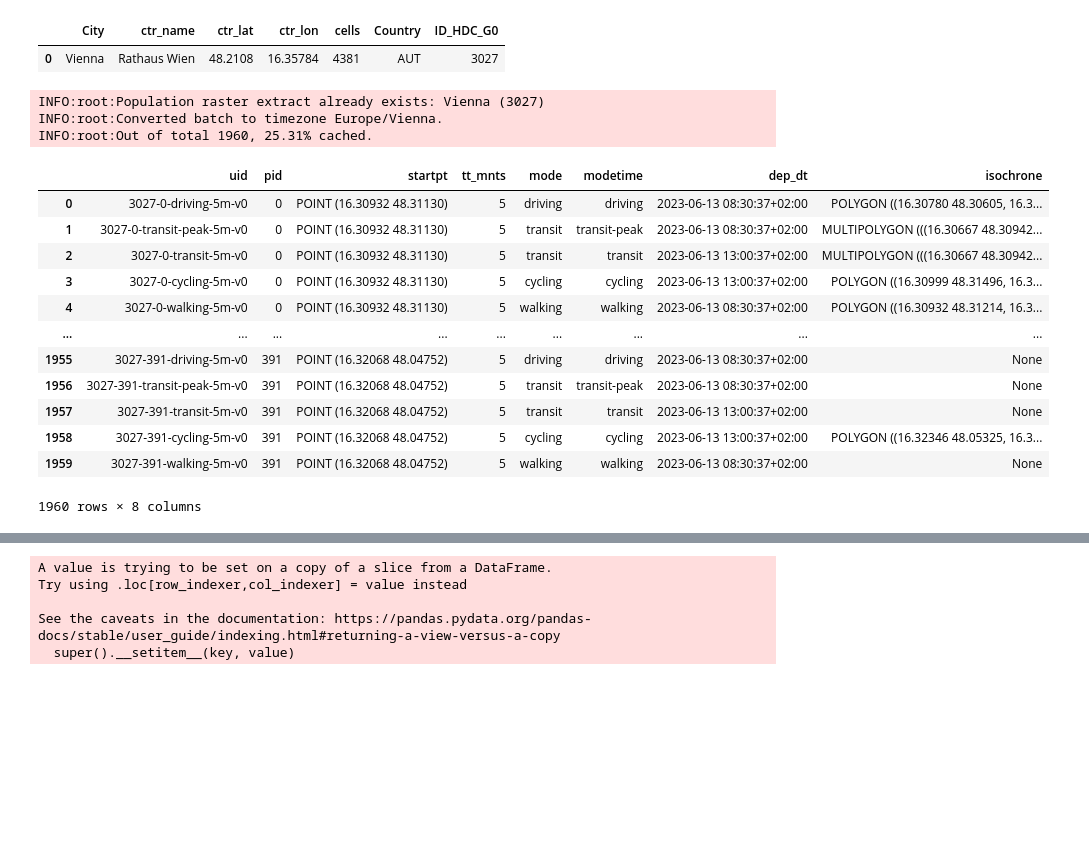
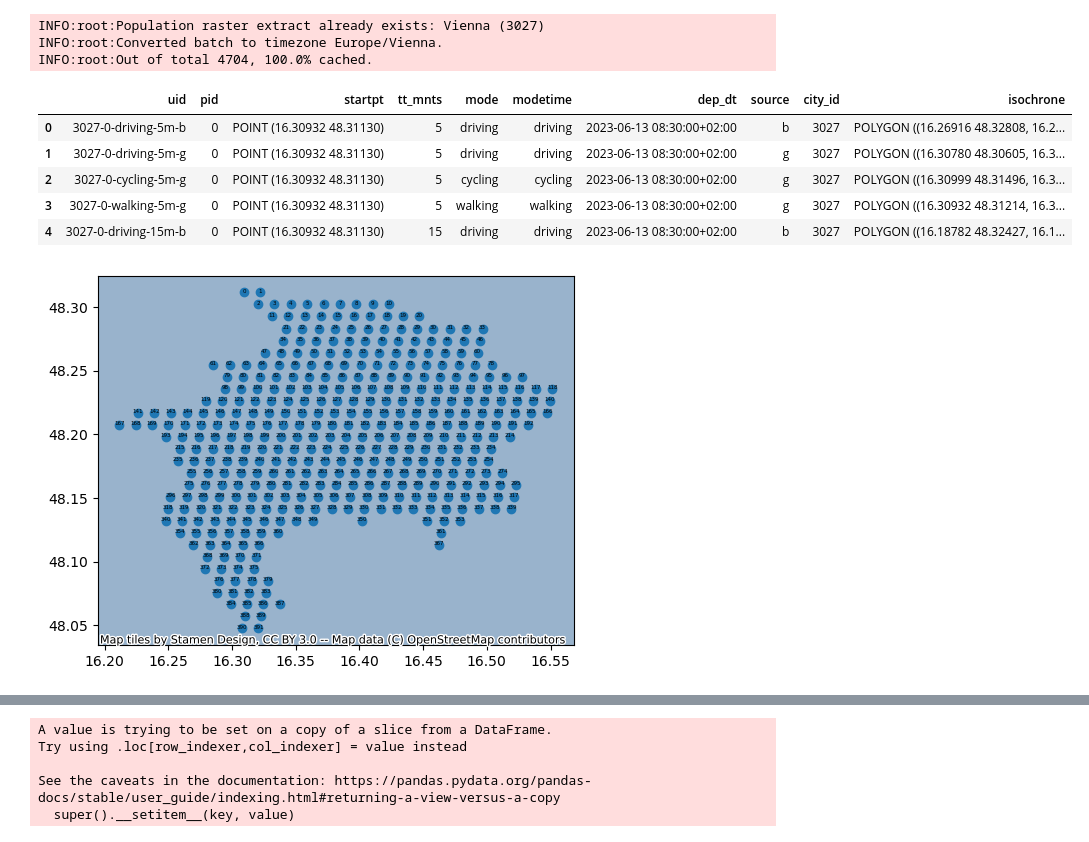
Before and after one commit to idegeus/UrbanTransportTimes, a Jupyter notebook: 2-notebooks/1.0-analyse-isochrones.ipynb, the cells around one changed output, grey strips where cells are left out. Saved outputs shown, nothing was run; the diff lists cells and outputs as text; code cells hidden in the pictures; blank space fills up the shorter version.

```diff
--- a/2-notebooks/1.0-analyse-isochrones.ipynb
+++ b/2-notebooks/1.0-analyse-isochrones.ipynb
@@ -21,50 +34,51 @@ DROOT = '../1-data/'
-# %%
-cities = pd.read_excel(os.path.join(DROOT, '1-research', 'cities.xlsx'), index_col=0)
-cities = cities[cities.City == 'Vienna']
-cities.head(10)
-# %% [output]
-|  | City | ctr_name | ctr_lat | ctr_lon | cells | Country | ID_HDC_G0 |
-| 0 | Vienna | Rathaus Wien | 48.2108 | 16.35784 | 4381 | AUT | 3027 |
+# %%
+CACHE = os.path.join(DROOT, '3-traveltime-cache', 'cache.main.db')
+isochrone_client   = Isochrones(bing_key=os.environ['BING_API_KEY'], db=CACHE)
+urbancenter_client = ExtractCenters(src_dir=os.path.join(DROOT, '3-popmasks'))
 # %%
-CACHE = os.path.join(DROOT, '3-interim', 'graphhopper.db')
-isochrone_client   = Isochrones(graphhopper_url="http://localhost:8989", db=CACHE)
-urbancenter_client = ExtractCenters(src_dir=os.path.join(DROOT, '2-external'))
-
 for pid, city in cities.iterrows():
 
     # Extract urban center and read in as pickle
     pcl_path = urbancenter_client.extract_city(
         city.City,
         city.ID_HDC_G0,
-        os.path.join(DROOT, '3-interim', 'populationmasks'))
+        os.path.join(DROOT, '2-popmasks'))
     gdf = gpd.GeoDataFrame(pd.read_pickle(pcl_path))
 
-    origins  = enumerate(gdf.centroid.to_crs("EPSG:4326"))
-    times    = [5] #, 15, 25, 35, 45]
-    modes_dt = [
-        ('driving', 'driving',      datetime(2023, 6, 13, 8, 30, 37)),
-        ('transit', 'transit-peak', datetime(2023, 6, 13, 8, 30, 37)),
-        ('transit', 'transit',      datetime(2023, 6, 13, 13, 0, 37)),
-        ('cycling', 'cycling',      datetime(2023, 6, 13, 13, 0, 37)),
-        ('walking', 'walking',      datetime(2023, 6, 13, 8, 30, 37))
+    # Check if records are all done
+    isochrone_config = [
+        ('driving', 'driving',      datetime(2023, 6, 13, 8, 30, 0),  'b'),
+        ('driving', 'driving',      datetime(2023, 6, 13, 8, 30, 0),  'g'),
+        # ('transit', 'transit-peak', datetime(2023, 6, 13, 8, 30, 37), 'b'),
+        # ('transit', 'transit',      datetime(2023, 6, 13, 13, 0, 37), 'b'),
+        ('cycling', 'cycling',      datetime(2023, 6, 13, 8, 30, 0),  'g'),
+        ('walking', 'walking',      datetime(2023, 6, 13, 8, 30, 0),  'g')
     ]
-    batch      = list(itertools.product(origins, times, modes_dt))
-    isochrones = isochrone_client.get_isochrones(city.ID_HDC_G0, batch, fetch=False)
-isochrones
+
+    isochrones = isochrone_client.get_isochrones(
+        city_id=city.ID_HDC_G0,
+        points=enumerate(gdf.centroid.to_crs("EPSG:4326")),
+        tt_mnts=[5, 15, 25], #35, 45],
+        config=isochrone_config,
+        fetch=False
+    )
+    break
+
+isochrones.head(5)
 # %% [output]
 INFO:root:Population raster extract already exists: Vienna (3027)
 INFO:root:Converted batch to timezone Europe/Vienna.
-INFO:root:Out of total 1960, 25.31% cached.
+INFO:root:Out of total 4704, 100.0% cached.
-|  | uid | pid | startpt | tt_mnts | mode | modetime | dep_dt | isochrone |
-| 0 | 3027-0-driving-5m-v0 | 0 | POINT (16.30932 48.31130) | 5 | driving | driving | 2023-06-13 08:30:37+02:00 | POLYGON ((16.30780 48.30605, 16.3... |
-| 1 | 3027-0-transit-peak-5m-v0 | 0 | POINT (16.30932 48.31130) | 5 | transit | transit-peak | 2023-06-13 08:30:37+02:00 | MULTIPOLYGON (((16.30667 48.30942... |
-| 2 | 3027-0-transit-5m-v0 | 0 | POINT (16.30932 48.31130) | 5 | transit | transit | 2023-06-13 13:00:37+02:00 | MULTIPOLYGON (((16.30667 48.30942... |
-| 3 | 3027-0-cycling-5m-v0 | 0 | POINT (16.30932 48.31130) | 5 | cycling | cycling | 2023-06-13 13:00:37+02:00 | POLYGON ((16.30999 48.31496, 16.3... |
-| 4 | 3027-0-walking-5m-v0 | 0 | POINT (16.30932 48.31130) | 5 | walking | walking | 2023-06-13 08:30:37+02:00 | POLYGON ((16.30932 48.31214, 16.3... |
-| ... | ... | ... | ... | ... | ... | ... | ... | ... |
-| 1955 | 3027-391-driving-5m-v0 | 391 | POINT (16.32068 48.04752) | 5 | driving | driving | 2023-06-13 08:30:37+02:00 | None |
-| 1956 | 3027-391-transit-peak-5m-v0 | 391 | POINT (16.32068 48.04752) | 5 | transit | transit-peak | 2023-06-13 08:30:37+02:00 | None |
-| 1957 | 3027-391-transit-5m-v0 | 391 | POINT (16.32068 48.04752) | 5 | transit | transit | 2023-06-13 13:00:37+02:00 | None |
-| 1958 | 3027-391-cycling-5m-v0 | 391 | POINT (16.32068 48.04752) | 5 | cycling | cycling | 2023-06-13 13:00:37+02:00 | POLYGON ((16.32346 48.05325, 16.3... |
-| 1959 | 3027-391-walking-5m-v0 | 391 | POINT (16.32068 48.04752) | 5 | walking | walking | 2023-06-13 08:30:37+02:00 | None |
+|  | uid | pid | startpt | tt_mnts | mode | modetime | dep_dt | source | city_id | isochrone |
+| 0 | 3027-0-driving-5m-b | 0 | POINT (16.30932 48.31130) | 5 | driving | driving | 2023-06-13 08:30:00+02:00 | b | 3027 | POLYGON ((16.26916 48.32808, 16.2... |
+| 1 | 3027-0-driving-5m-g | 0 | POINT (16.30932 48.31130) | 5 | driving | driving | 2023-06-13 08:30:00+02:00 | g | 3027 | POLYGON ((16.30780 48.30605, 16.3... |
+| 2 | 3027-0-cycling-5m-g | 0 | POINT (16.30932 48.31130) | 5 | cycling | cycling | 2023-06-13 08:30:00+02:00 | g | 3027 | POLYGON ((16.30999 48.31496, 16.3... |
+| 3 | 3027-0-walking-5m-g | 0 | POINT (16.30932 48.31130) | 5 | walking | walking | 2023-06-13 08:30:00+02:00 | g | 3027 | POLYGON ((16.30932 48.31214, 16.3... |
+| 4 | 3027-0-driving-15m-b | 0 | POINT (16.30932 48.31130) | 15 | driving | driving | 2023-06-13 08:30:00+02:00 | b | 3027 | POLYGON ((16.18782 48.32427, 16.1... |
-1960 rows × 8 columns
+# %%
+grouped_pid = isochrones.groupby('pid').apply(lambda x: x.iloc[0]).set_geometry('startpt')
+ax = grouped_pid.plot()
+# grouped_pid.apply(lambda x: ax.annotate(text=x['pid'], xy=x.startpt.coords[0], ha='center', fontsize=4), axis=1)
+ctx.add_basemap(ax=ax, crs=grouped_pid.crs, zoom=12);
+# %% [output]
+[figure, added]
```
Also changed, not shown: parts of 6 cells of this notebook, 2 other files.
